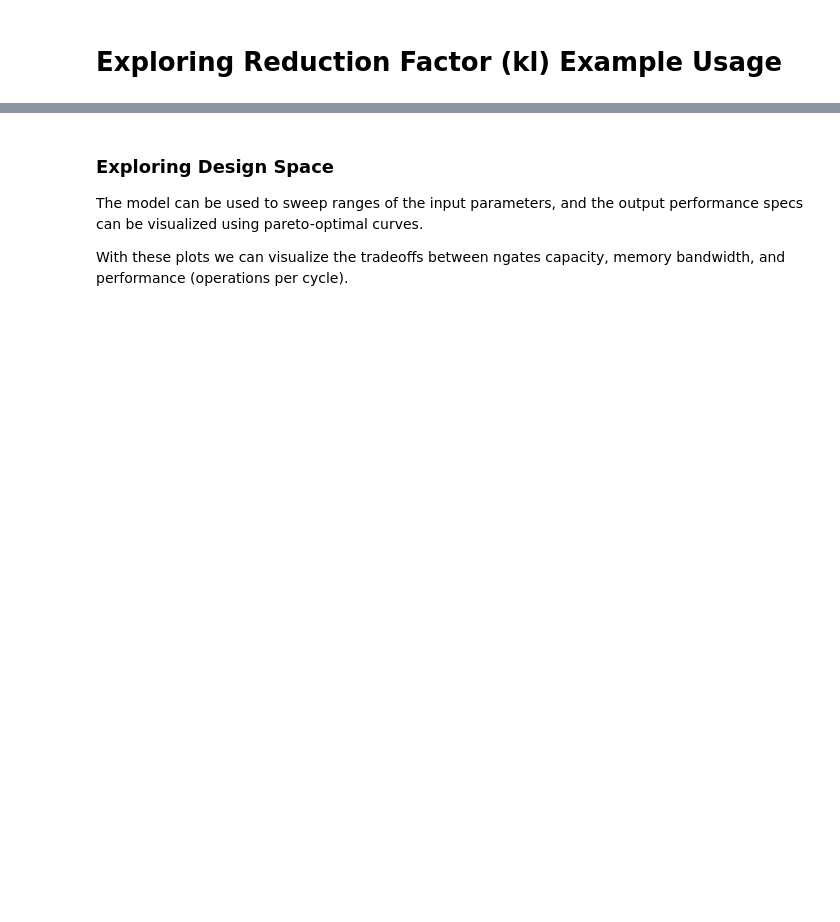
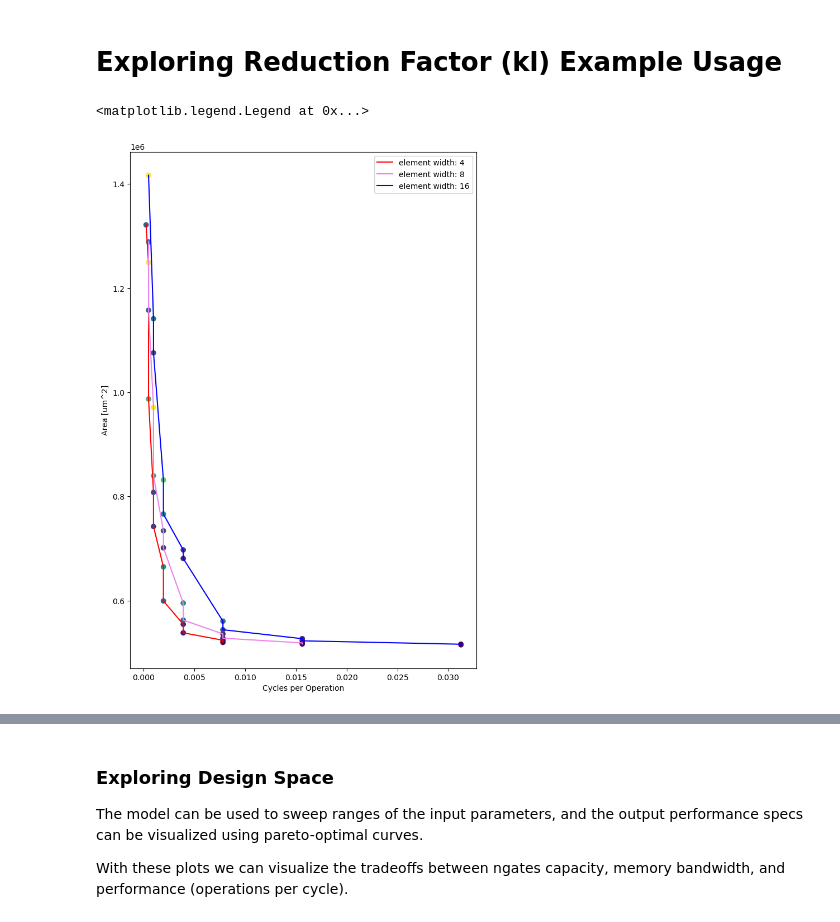
Before and after one commit to miles-rusch-berkeley/opu-model, a Jupyter notebook: reduceK.ipynb, the cells around one changed output, grey strips where cells are left out. Drawn from its saved outputs; the diff is of its cells as text; code cells hidden in the pictures; blank space fills up the shorter version.

```diff
--- a/reduceK.ipynb
+++ b/reduceK.ipynb
@@ -10,4 +10,43 @@ from paretoset import paretoset
 import model_functions as fmodel
 # %% [markdown]
 # Exploring Reduction Factor (kl) Example Usage
+# %%
+fig, axs = plt.subplots(figsize=(8,12))
+axs.set_xlabel('Cycles per Operation')
+axs.set_ylabel('Area [um^2]')
+colors = ['r', 'violet', 'b']
+dim = 128
+databits = np.array([4,8,16])
+for i, databit in enumerate(databits):
+    perf_model = fmodel.init_pm(
+        databits= np.array([databit]),
+        vlB = np.array([128, 256, 512])/8,
+        kl = np.array([1, 2, 4]),
+        M=np.array([dim]),
+        N=np.array([dim]),
+        K=np.array([dim]),
+        num_mregs = np.array(range(2,6,2)),
+        width_datapath = np.array([0.5, 1])
+    )
+    perf_model = perf_model[perf_model['opu_area'] <= 1.5e6]
+    perf_model = perf_model[perf_model['ops_cycle'] >= 1/(4e-2)]
+
+    pm_pareto = perf_model[['ops_cycle', 'opu_area', 'mrf_opi']]
+    mask = paretoset(pm_pareto, sense=['max', 'min', 'max'])
+
+    opi = perf_model.loc[mask, 'mrf_opi']
+    opu_area = perf_model.loc[mask, 'opu_area']
+    opc = perf_model.loc[mask, 'ops_cycle']
+    sorted_idx = opc.argsort()
+    # Reorder both opc and opu_area using the sorted indices
+    opc_sorted = opc.iloc[sorted_idx]
+    opu_area_sorted = opu_area.iloc[sorted_idx]
+    axs.scatter(1/opc, opu_area, c=opi, cmap='viridis')
+    axs.plot(1/opc_sorted, opu_area_sorted, color=colors[i], label=f"element width: {databit}")
+
+axs.legend()
+# fig.colorbar(opi, ax=axs, label = 'Memory Efficiency [Ops/Load]')
+# %% [output]
+<matplotlib.legend.Legend at 0x...>
+[figure, added]
 # %%
```
Also changed, not shown: parts of 8 cells of this notebook, 5 other files.
